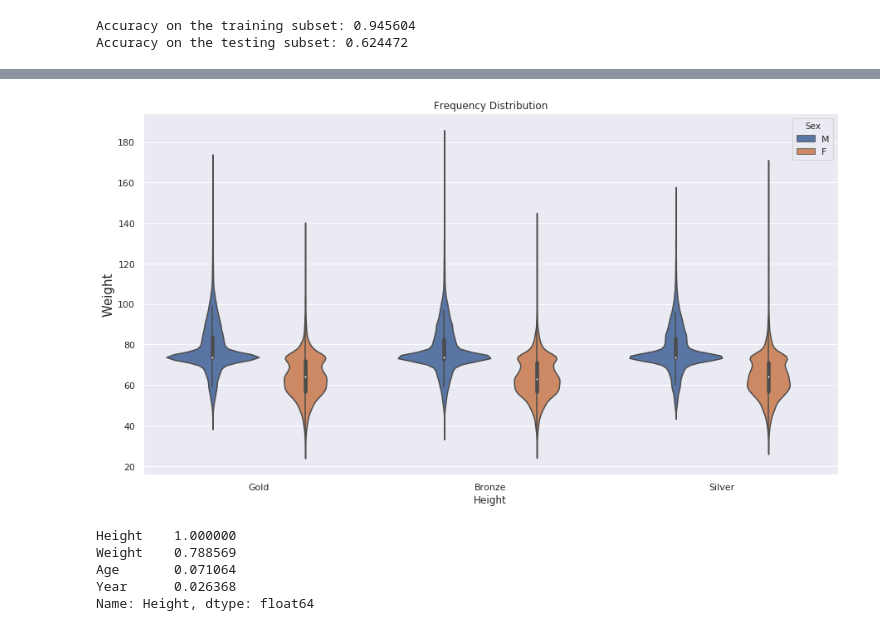
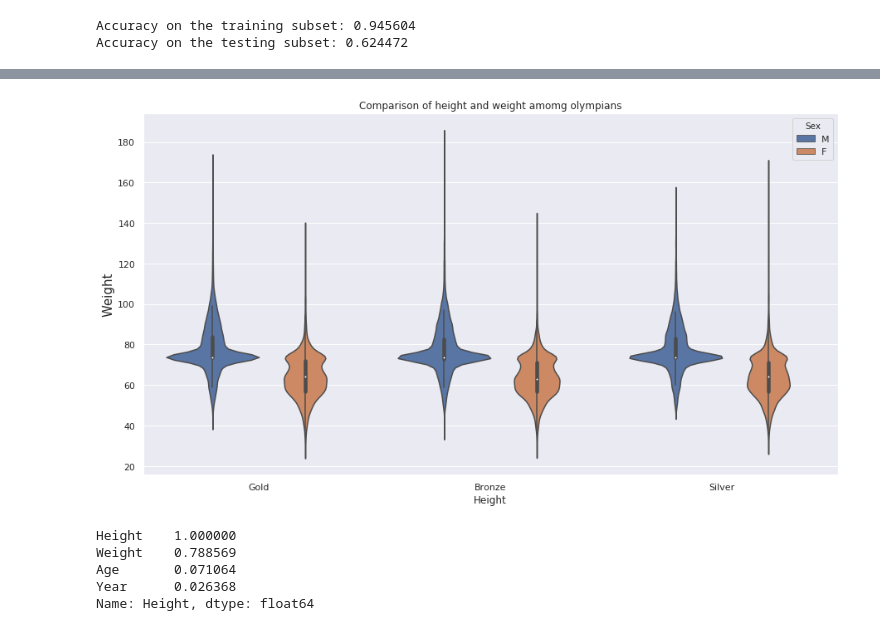
Before and after one commit to nassersaazi/ml_models, a Jupyter notebook: sports.ipynb, the cells around one changed output, grey strips where cells are left out. Drawn from its saved outputs; the diff is of its cells as text; code cells hidden in the pictures.

```diff
--- a/sports.ipynb
+++ b/sports.ipynb
@@ -61,26 +60,26 @@ Name: Medal, dtype: object
 # %%
 %matplotlib inline
 
 import seaborn as sns
 import matplotlib.pyplot as plt
 
 olympics = pd.read_csv("~/Documents/datasets/olympics/athlete_events.csv",nrows=50)
 #olympics.describe()
 
 
 # Set context to "paper"
 plt.figure(figsize=(15,8))
 
 sns.set(style="darkgrid")
 
 #sns.scatterplot("Height", "Weight",hue= "Season",data = olympics_sum ,alpha=0.9)
 sns.violinplot("Medal","Weight",hue= "Sex",data = olympics_sum )
-plt.title('Frequency Distribution')
+plt.title('Comparison of height and weight amomg olympians')
 plt.ylabel('Weight',fontsize=15)
 plt.xlabel('Height',fontsize=12)
 plt.show()
 # %% [output]
-[figure, old version]
+[figure, new version]
 # %%
 corr_matrix = olympics_sum.corr()
 corr_matrix["Height"].sort_values(ascending=False)
```
Also changed, not shown: parts of 12 cells of this notebook.
